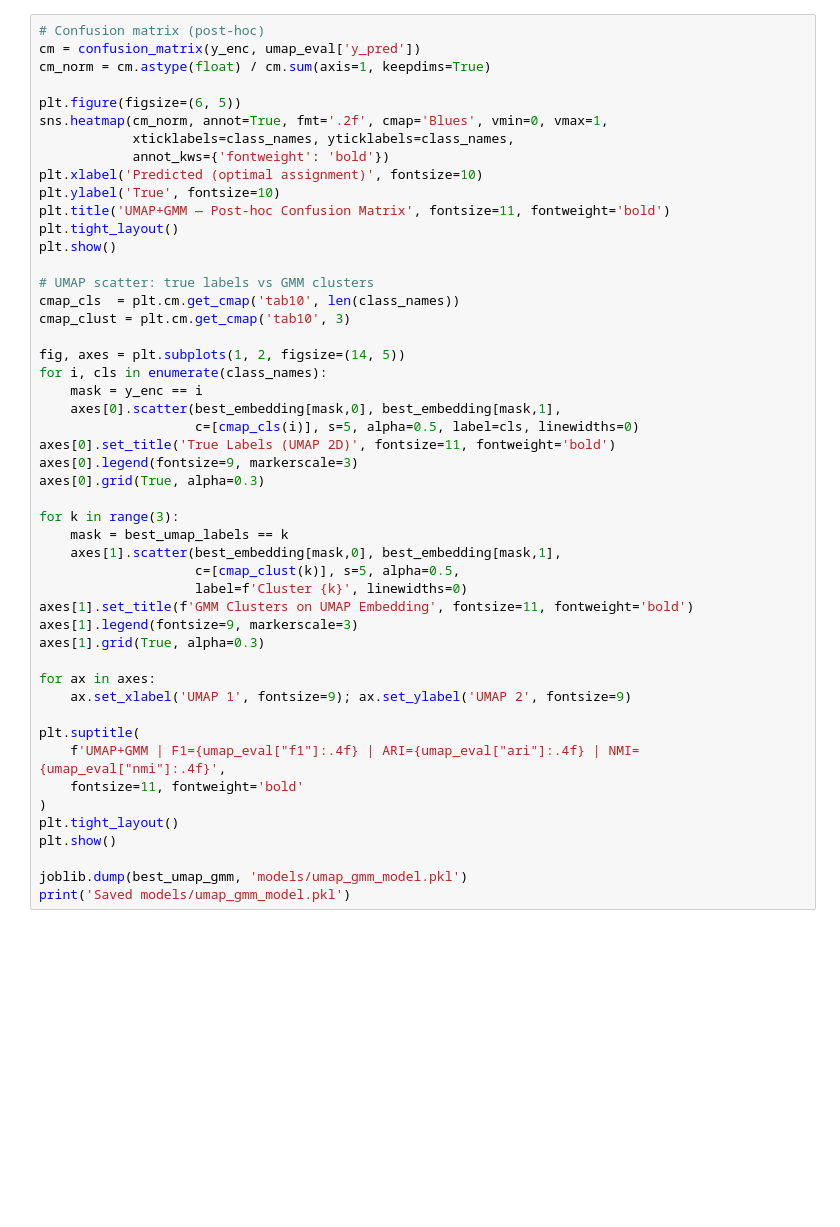
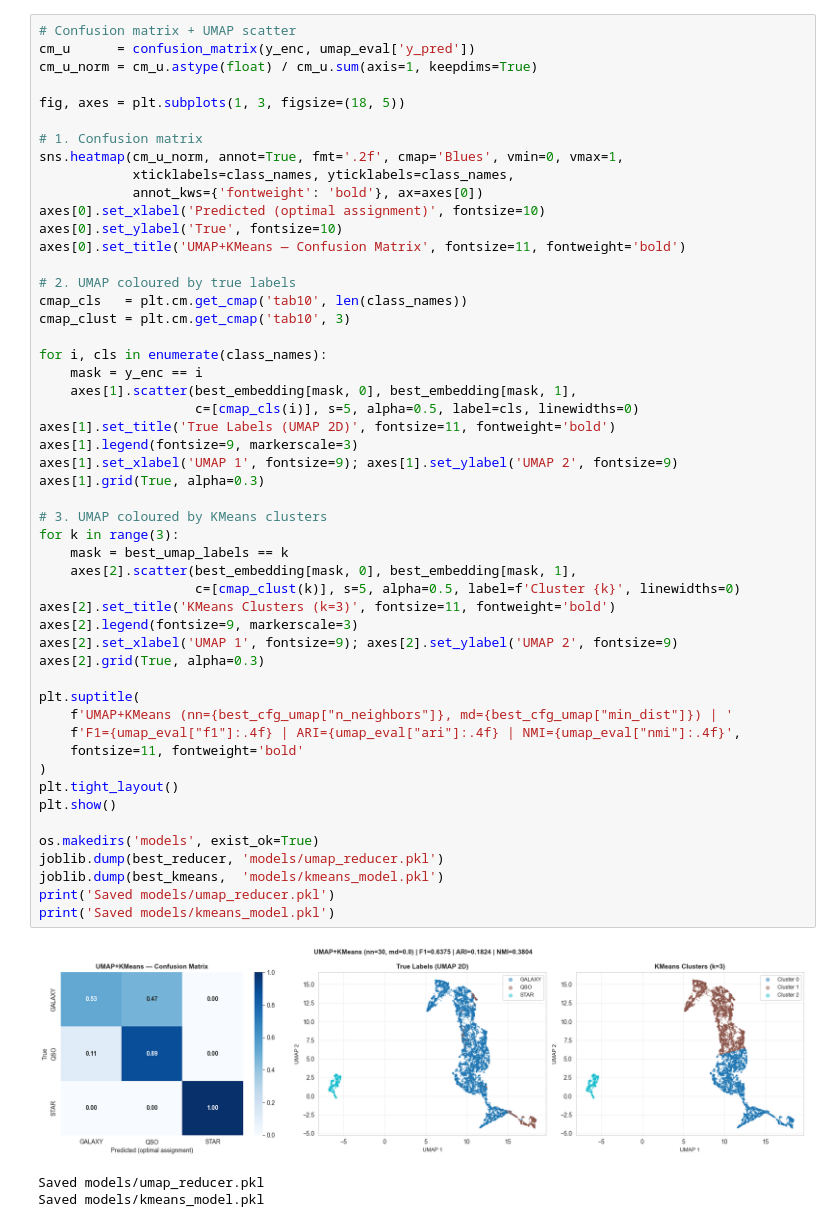
Before and after one commit to DaerenKim/IT1244-Astral-Sentiment-Analysis-Clustering, a Jupyter notebook: test.ipynb, the cells around one changed output. Drawn from its saved outputs; the diff is of its cells as text; blank space fills up the shorter version.

```diff
--- a/test.ipynb
+++ b/test.ipynb
@@ -245,49 +329,55 @@ print(f'NMI:                 {umap_eval["nmi"]:.4f}')
 # %%
-# Confusion matrix (post-hoc)
-cm = confusion_matrix(y_enc, umap_eval['y_pred'])
-cm_norm = cm.astype(float) / cm.sum(axis=1, keepdims=True)
+# Confusion matrix + UMAP scatter
+cm_u      = confusion_matrix(y_enc, umap_eval['y_pred'])
+cm_u_norm = cm_u.astype(float) / cm_u.sum(axis=1, keepdims=True)
 
-plt.figure(figsize=(6, 5))
-sns.heatmap(cm_norm, annot=True, fmt='.2f', cmap='Blues', vmin=0, vmax=1,
+fig, axes = plt.subplots(1, 3, figsize=(18, 5))
+
+# 1. Confusion matrix
+sns.heatmap(cm_u_norm, annot=True, fmt='.2f', cmap='Blues', vmin=0, vmax=1,
             xticklabels=class_names, yticklabels=class_names,
-            annot_kws={'fontweight': 'bold'})
-plt.xlabel('Predicted (optimal assignment)', fontsize=10)
-plt.ylabel('True', fontsize=10)
-plt.title('UMAP+GMM — Post-hoc Confusion Matrix', fontsize=11, fontweight='bold')
-plt.tight_layout()
-plt.show()
+            annot_kws={'fontweight': 'bold'}, ax=axes[0])
+axes[0].set_xlabel('Predicted (optimal assignment)', fontsize=10)
+axes[0].set_ylabel('True', fontsize=10)
+axes[0].set_title('UMAP+KMeans — Confusion Matrix', fontsize=11, fontweight='bold')
 
-# UMAP scatter: true labels vs GMM clusters
-cmap_cls  = plt.cm.get_cmap('tab10', len(class_names))
+# 2. UMAP coloured by true labels
+cmap_cls   = plt.cm.get_cmap('tab10', len(class_names))
 cmap_clust = plt.cm.get_cmap('tab10', 3)
 
-fig, axes = plt.subplots(1, 2, figsize=(14, 5))
 for i, cls in enumerate(class_names):
     mask = y_enc == i
-    axes[0].scatter(best_embedding[mask,0], best_embedding[mask,1],
+    axes[1].scatter(best_embedding[mask, 0], best_embedding[mask, 1],
                     c=[cmap_cls(i)], s=5, alpha=0.5, label=cls, linewidths=0)
-axes[0].set_title('True Labels (UMAP 2D)', fontsize=11, fontweight='bold')
-axes[0].legend(fontsize=9, markerscale=3)
-axes[0].grid(True, alpha=0.3)
+axes[1].set_title('True Labels (UMAP 2D)', fontsize=11, fontweight='bold')
+axes[1].legend(fontsize=9, markerscale=3)
+axes[1].set_xlabel('UMAP 1', fontsize=9); axes[1].set_ylabel('UMAP 2', fontsize=9)
+axes[1].grid(True, alpha=0.3)
 
+# 3. UMAP coloured by KMeans clusters
 for k in range(3):
     mask = best_umap_labels == k
-    axes[1].scatter(best_embedding[mask,0], best_embedding[mask,1],
-                    c=[cmap_clust(k)], s=5, alpha=0.5,
-                    label=f'Cluster {k}', linewidths=0)
-axes[1].set_title(f'GMM Clusters on UMAP Embedding', fontsize=11, fontweight='bold')
-axes[1].legend(fontsize=9, markerscale=3)
-axes[1].grid(True, alpha=0.3)
-
-for ax in axes:
-    ax.set_xlabel('UMAP 1', fontsize=9); ax.set_ylabel('UMAP 2', fontsize=9)
+    axes[2].scatter(best_embedding[mask, 0], best_embedding[mask, 1],
+                    c=[cmap_clust(k)], s=5, alpha=0.5, label=f'Cluster {k}', linewidths=0)
+axes[2].set_title('KMeans Clusters (k=3)', fontsize=11, fontweight='bold')
+axes[2].legend(fontsize=9, markerscale=3)
+axes[2].set_xlabel('UMAP 1', fontsize=9); axes[2].set_ylabel('UMAP 2', fontsize=9)
+axes[2].grid(True, alpha=0.3)
 
 plt.suptitle(
-    f'UMAP+GMM | F1={umap_eval["f1"]:.4f} | ARI={umap_eval["ari"]:.4f} | NMI={umap_eval["nmi"]:.4f}',
+    f'UMAP+KMeans (nn={best_cfg_umap["n_neighbors"]}, md={best_cfg_umap["min_dist"]}) | '
+    f'F1={umap_eval["f1"]:.4f} | ARI={umap_eval["ari"]:.4f} | NMI={umap_eval["nmi"]:.4f}',
     fontsize=11, fontweight='bold'
 )
 plt.tight_layout()
 plt.show()
 
-joblib.dump(best_umap_gmm, 'models/umap_gmm_model.pkl')
-print('Saved models/umap_gmm_model.pkl')
+os.makedirs('models', exist_ok=True)
+joblib.dump(best_reducer, 'models/umap_reducer.pkl')
+joblib.dump(best_kmeans,  'models/kmeans_model.pkl')
+print('Saved models/umap_reducer.pkl')
+print('Saved models/kmeans_model.pkl')
+# %% [output]
+[figure, added]
+Saved models/umap_reducer.pkl
+Saved models/kmeans_model.pkl
```
Also changed, not shown: parts of 14 cells of this notebook, 5 other files.
